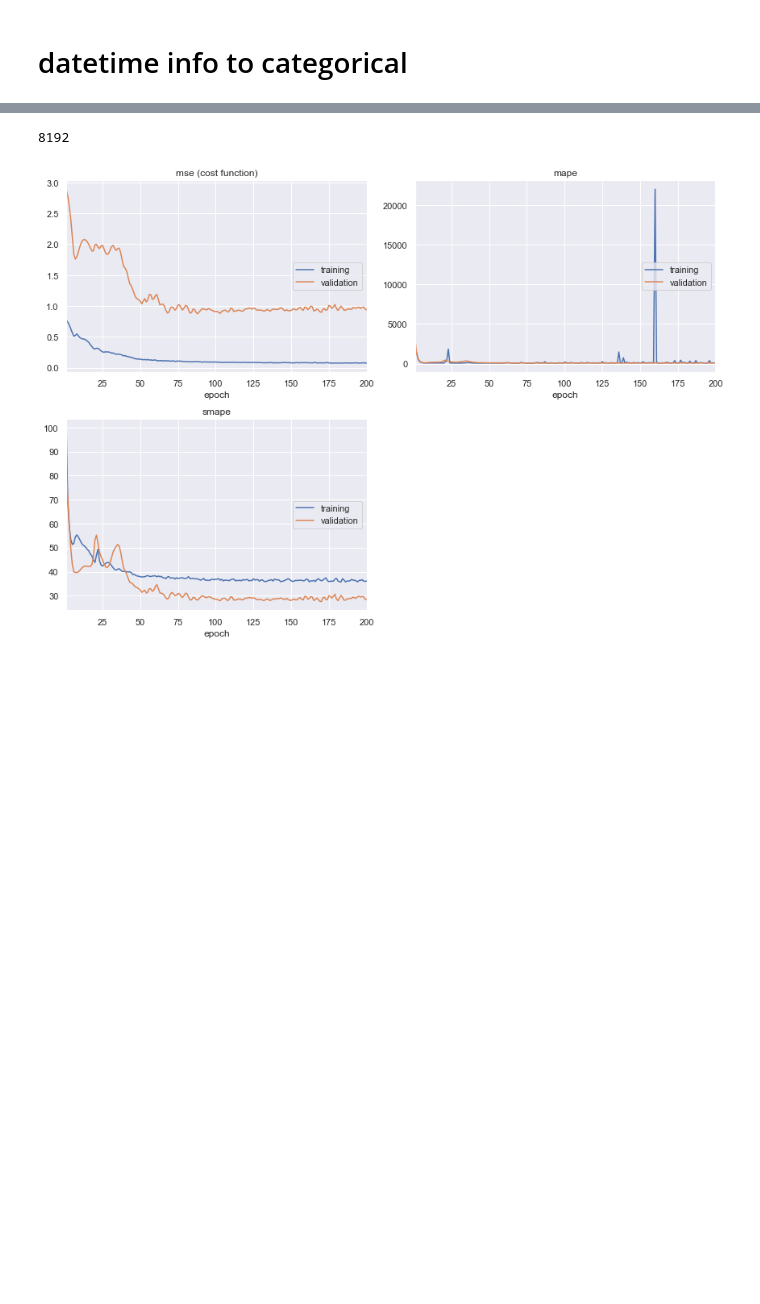
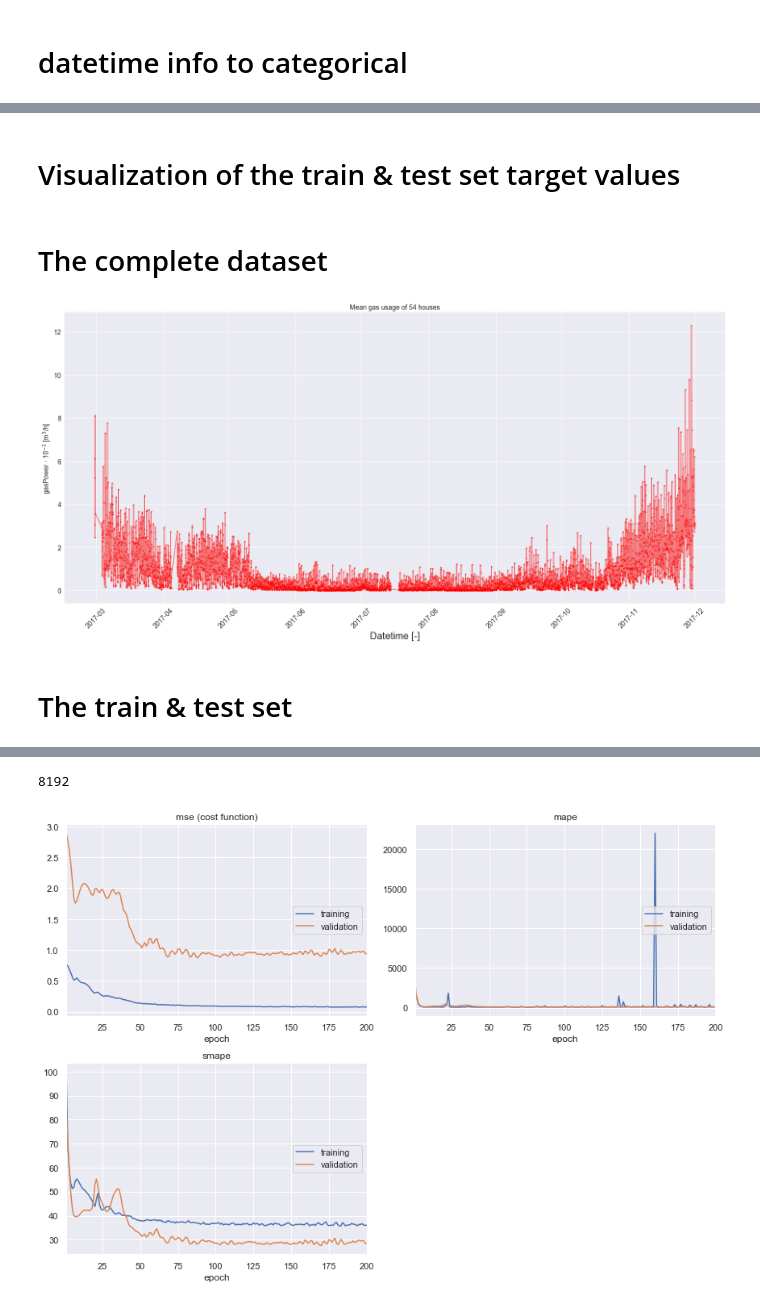
Before and after one commit to deKeijzer/Multivariate-time-series-models-in-Keras, a Jupyter notebook: notebooks/4.1 LSTM.ipynb, the cells around one changed output, grey strips where cells are left out. Drawn from its saved outputs; the diff is of its cells as text; code cells hidden in the pictures; blank space fills up the shorter version.

```diff
--- a/notebooks/LSTM.ipynb
+++ b/notebooks/4.1 LSTM.ipynb
@@ -229,0 +108,23 @@ def smape(y_true, y_pred):
+# %% [markdown]
+# Visualization of the train & test set target values
+# %% [markdown]
+# The complete dataset
+# %%
+plt.figure(figsize=(20,10))
+
+plt.plot(data.index, data['gasPower'], '.-', color='red', label='Original data', alpha=0.5)
+plt.xlabel('Datetime [-]', fontsize=20)
+plt.ylabel(r'gasPower $\cdot$ 10$^{-%s}$ [m$^3$/h]' % (magnitude), fontsize=14)
+
+plt.xticks(fontsize=14, rotation=45)
+plt.yticks(fontsize=14)
+
+plt.title('Mean gas usage of 54 houses', fontsize=14)
+
+plt.tight_layout()
+
+#plt.savefig('figures/available data.png', dpi=1200)
+# %% [output]
+[figure, added]
+# %% [markdown]
+# The train & test set
```
Also changed, not shown: parts of 32 cells of this notebook, 3 other files.
